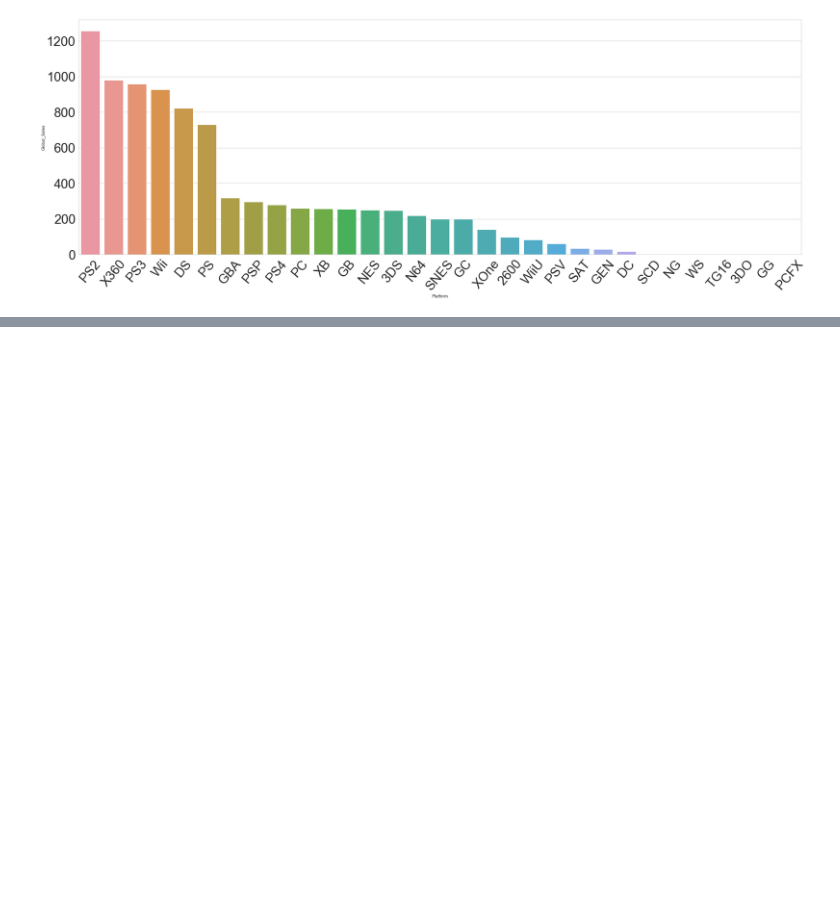
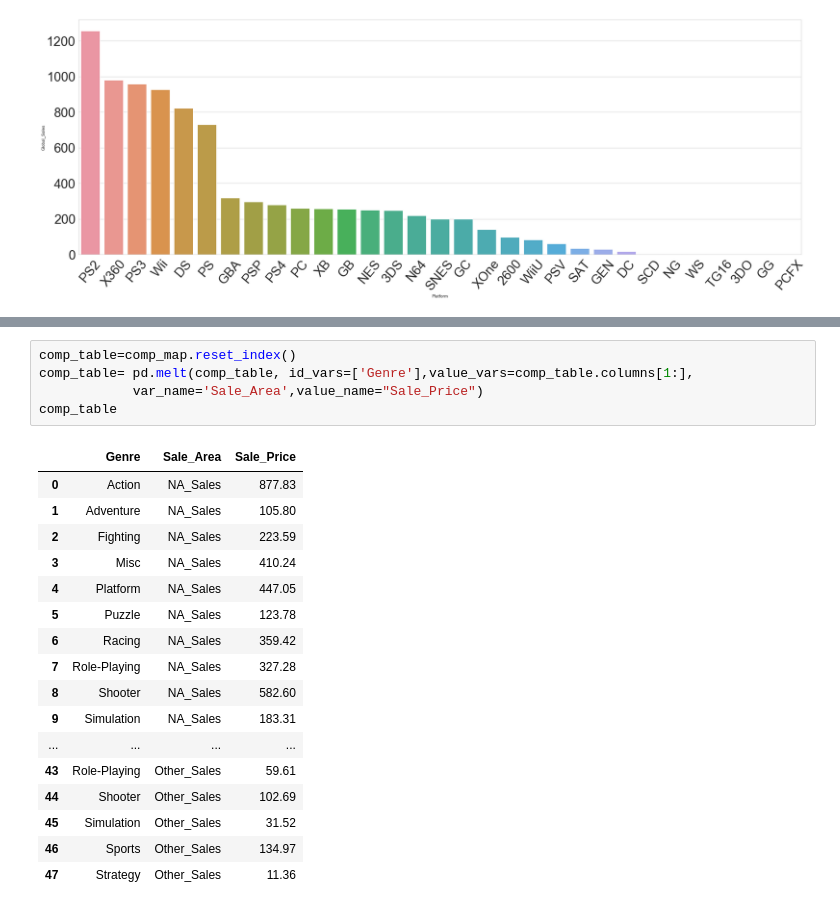
Before and after one commit to yeonghwanchoi/EDA, a Jupyter notebook: videogames/video_games.ipynb, the cells around one changed output, grey strips where cells are left out. Drawn from its saved outputs; the diff is of its cells as text; blank space fills up the shorter version.

```diff
--- a/videogames/video_games.ipynb
+++ b/videogames/video_games.ipynb
@@ -327,0 +376,23 @@ plt.yticks(size=30)
+# %%
+comp_table=comp_map.reset_index()
+comp_table= pd.melt(comp_table, id_vars=['Genre'],value_vars=comp_table.columns[1:],
+            var_name='Sale_Area',value_name="Sale_Price")
+comp_table
+# %% [output]
+|  | Genre | Sale_Area | Sale_Price |
+| 0 | Action | NA_Sales | 877.83 |
+| 1 | Adventure | NA_Sales | 105.80 |
+| 2 | Fighting | NA_Sales | 223.59 |
+| 3 | Misc | NA_Sales | 410.24 |
+| 4 | Platform | NA_Sales | 447.05 |
+| 5 | Puzzle | NA_Sales | 123.78 |
+| 6 | Racing | NA_Sales | 359.42 |
+| 7 | Role-Playing | NA_Sales | 327.28 |
+| 8 | Shooter | NA_Sales | 582.60 |
+| 9 | Simulation | NA_Sales | 183.31 |
+| ... | ... | ... | ... |
+| 43 | Role-Playing | Other_Sales | 59.61 |
+| 44 | Shooter | Other_Sales | 102.69 |
+| 45 | Simulation | Other_Sales | 31.52 |
+| 46 | Sports | Other_Sales | 134.97 |
+| 47 | Strategy | Other_Sales | 11.36 |
```
Also changed, not shown: parts of 7 cells of this notebook.
